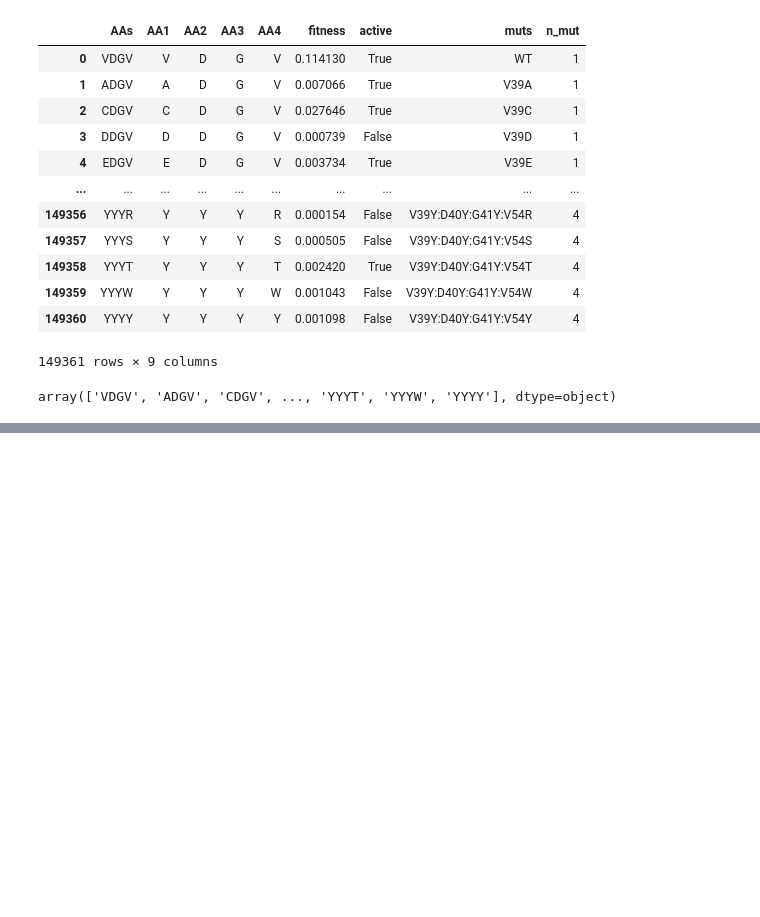
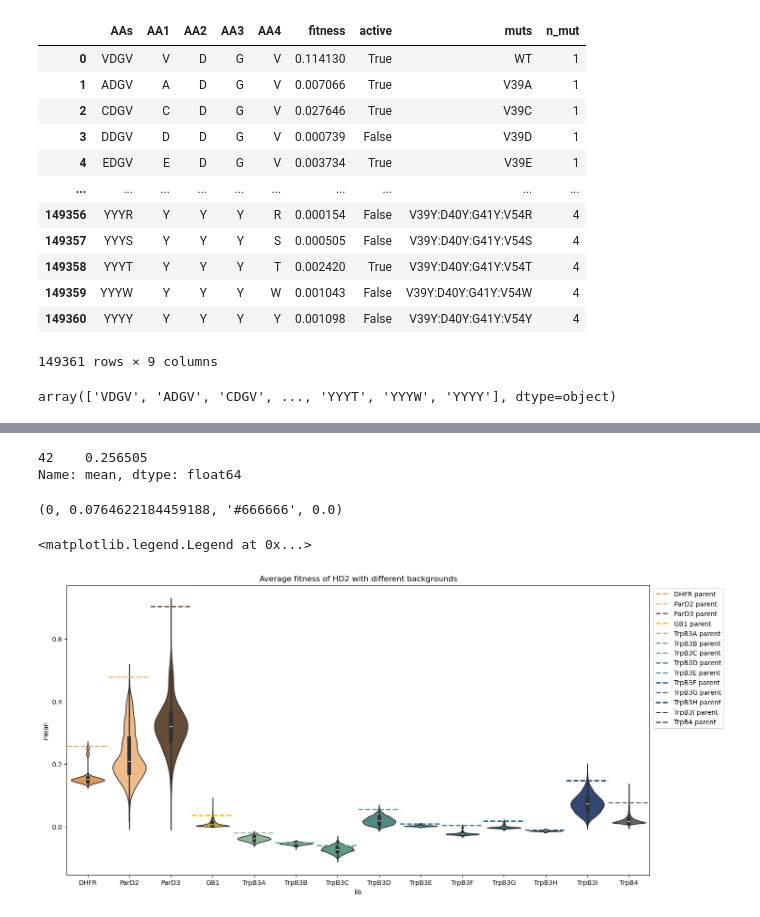
Before and after one commit to fhalab/SSMuLA, a Jupyter notebook: sandbox/hd2_avgfit.ipynb, the cells around one changed output, grey strips where cells are left out. Cells and saved outputs as stored; diff of their text form; code cells hidden in the pictures; blank space fills up the shorter version.

Commit message:
clean up hd; add zs plot

```diff
--- a/sandbox/hd2_avgfit.ipynb
+++ b/sandbox/hd2_avgfit.ipynb
@@ -67,0 +71,11 @@ for aa in tqdm(df["AAs"].values):
+# %%
+all_dfs = []
+wt_mean = {}
+
+for lib, lib_dict in LIB_INFO_DICT.items():
+
+    df = pd.read_csv(f"results/hd/{lib}.csv")
+    df["lib"] = lib
+    all_dfs.append(df)
+
+    wt_mean[lib] = df[df["AAs"] == "".join(lib_dict["AAs"].values())]["mean"].values[0]
@@ -67,0 +117,39 @@ for aa in tqdm(df["AAs"].values):
+# %%
+wt_mean[lib]
+# %% [output]
+42    0.256505
+Name: mean, dtype: float64
+# %%
+position, wt_mean[lib], LIB_COLORS[lib], position/len(LIB_INFO_DICT)
+# %% [output]
+(0, 0.0764622184459188, '#666666', 0.0)
+# %%
+import seaborn as sns
+import matplotlib.pyplot as plt
+
+all_df = pd.concat(all_dfs)
+
+plt.figure(figsize=(16, 8))  # Adjust the size as needed
+ax = sns.violinplot(x="lib", y="mean", data=all_df, hue="lib", palette=LIB_COLORS)
+
+for lib in LIB_INFO_DICT.keys():
+
+    # Find the position of the violin to add the line to
+    position = all_df["lib"].unique().tolist().index(lib)
+    ax.axhline(
+        wt_mean[lib],
+        color=LIB_COLORS[lib],
+        linestyle="--",
+        linewidth=2,
+        xmin=position / len(LIB_INFO_DICT),
+        xmax=(position + 1) / len(LIB_INFO_DICT),
+        label=f"{lib} parent",
+    )
+
+ax.set_title("Average fitness of HD2 with different backgrounds")
+ax.legend(loc="upper left", bbox_to_anchor=(1, 1))
+# Optional: Set x-axis labels to rotate for better visibility
+# plt.xticks(rotation=45)
+# %% [output]
+<matplotlib.legend.Legend at 0x...>
+[figure, added]
```
Also changed, not shown: parts of 11 cells of this notebook, 7 other files.
